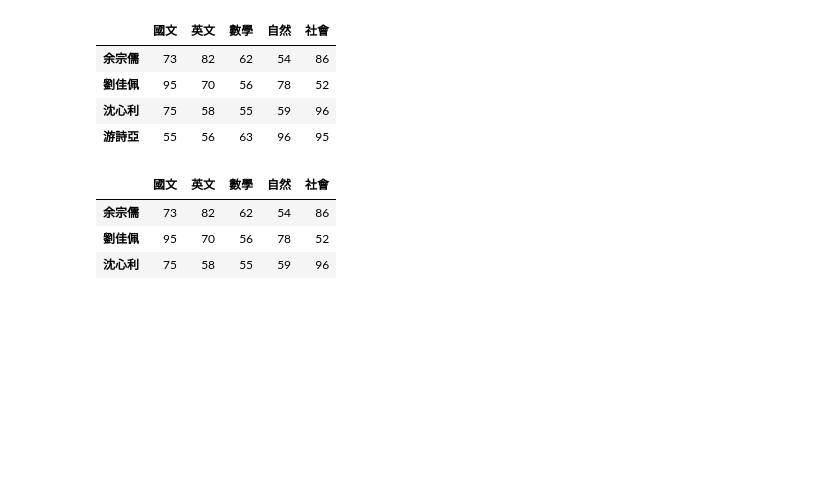
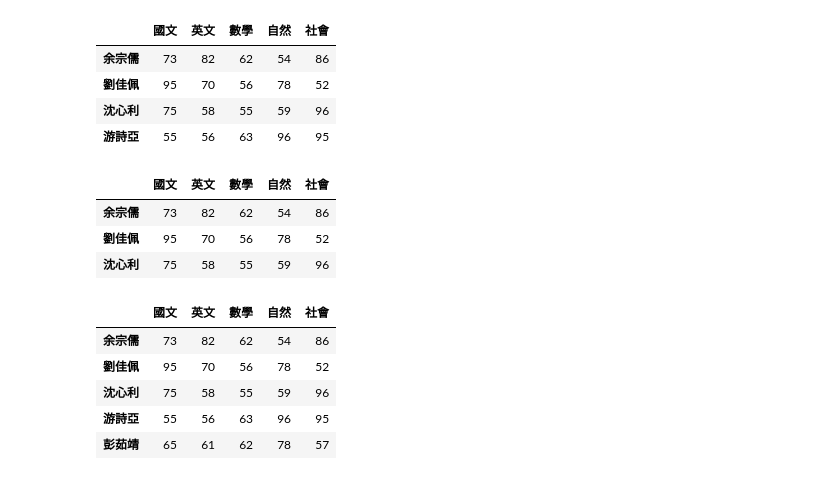
Before and after one commit to EveYang0630/python_analysis, a Jupyter notebook: lession5_4.ipynb, the cells around one changed output. Cells and saved outputs as stored; diff of their text form; code cells hidden in the pictures; blank space fills up the shorter version.

```diff
--- a/lession5_4.ipynb
+++ b/lession5_4.ipynb
@@ -122,3 +122,14 @@ df.iloc[0:3]
 | 余宗儒 | 73 | 82 | 62 | 54 | 86 |
 | 劉佳佩 | 95 | 70 | 56 | 78 | 52 |
 | 沈心利 | 75 | 58 | 55 | 59 | 96 |
+# %%
+df.head()
+df.loc['彭茹靖','英文']=61  #修改資料
+df.head()
+# %% [output]
+|  | 國文 | 英文 | 數學 | 自然 | 社會 |
+| 余宗儒 | 73 | 82 | 62 | 54 | 86 |
+| 劉佳佩 | 95 | 70 | 56 | 78 | 52 |
+| 沈心利 | 75 | 58 | 55 | 59 | 96 |
+| 游詩亞 | 55 | 56 | 63 | 96 | 95 |
+| 彭茹靖 | 65 | 61 | 62 | 78 | 57 |
```
Also changed, not shown: parts of 6 cells of this notebook, 3 other files.
